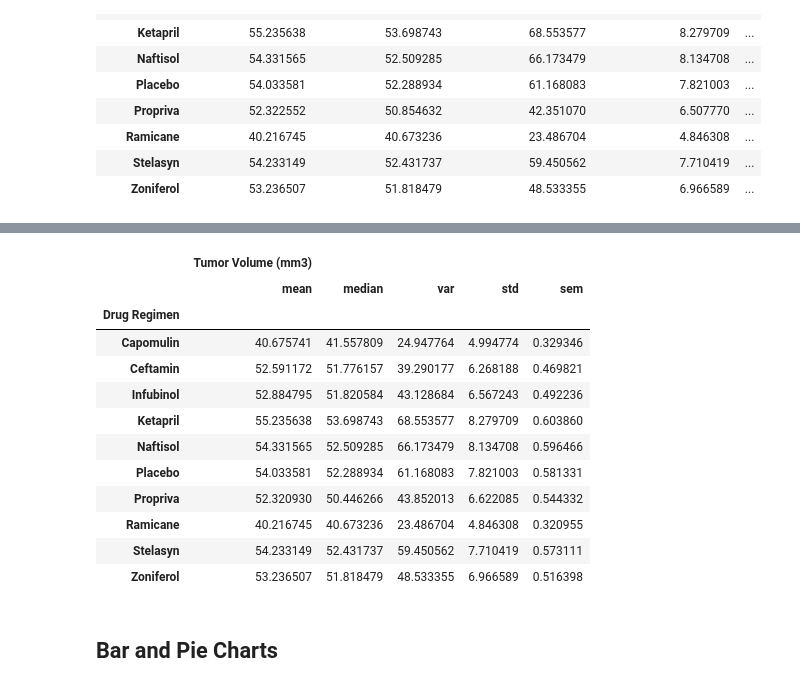
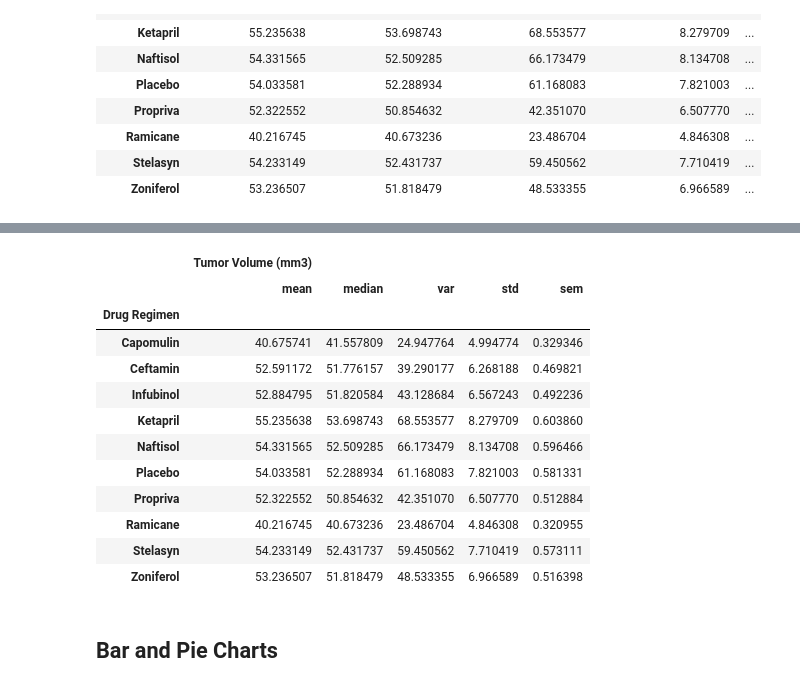
Before and after one commit to Kathyvng/Matplotlib_Challenge, a Jupyter notebook: pymaceuticals_starter.ipynb, the cells around one changed output, grey strips where cells are left out. Drawn from its saved outputs; the diff is of its cells as text; code cells hidden in the pictures.

```diff
--- a/pymaceuticals_starter.ipynb
+++ b/pymaceuticals_starter.ipynb
@@ -123,19 +178,24 @@ summary_stats.head(10)
 # %%
 # A more advanced method to generate a summary statistics table of mean, median, variance, standard deviation,
 # and SEM of the tumor volume for each regimen (only one method is required in the solution)
-
 # Using the aggregation method, produce the same summary statistics in a single line
+summary_stats = (
+    combined_data.groupby('Drug Regimen')['Tumor Volume (mm3)']
+    .agg(['mean', 'median', 'var', 'std', 'sem'])
+)
+summary_stats.columns = pd.MultiIndex.from_product([['Tumor Volume (mm3)'], summary_stats.columns])
+summary_stats.head(10)
 # %% [output]
 |  | Tumor Volume (mm3) |  |  |  |  |
 |  | mean | median | var | std | sem |
 | Drug Regimen |  |  |  |  |  |
 | Capomulin | 40.675741 | 41.557809 | 24.947764 | 4.994774 | 0.329346 |
 | Ceftamin | 52.591172 | 51.776157 | 39.290177 | 6.268188 | 0.469821 |
 | Infubinol | 52.884795 | 51.820584 | 43.128684 | 6.567243 | 0.492236 |
 | Ketapril | 55.235638 | 53.698743 | 68.553577 | 8.279709 | 0.603860 |
 | Naftisol | 54.331565 | 52.509285 | 66.173479 | 8.134708 | 0.596466 |
 | Placebo | 54.033581 | 52.288934 | 61.168083 | 7.821003 | 0.581331 |
-| Propriva | 52.320930 | 50.446266 | 43.852013 | 6.622085 | 0.544332 |
+| Propriva | 52.322552 | 50.854632 | 42.351070 | 6.507770 | 0.512884 |
 | Ramicane | 40.216745 | 40.673236 | 23.486704 | 4.846308 | 0.320955 |
 | Stelasyn | 54.233149 | 52.431737 | 59.450562 | 7.710419 | 0.573111 |
 | Zoniferol | 53.236507 | 51.818479 | 48.533355 | 6.966589 | 0.516398 |
```
Also changed, not shown: parts of 2 cells of this notebook.
